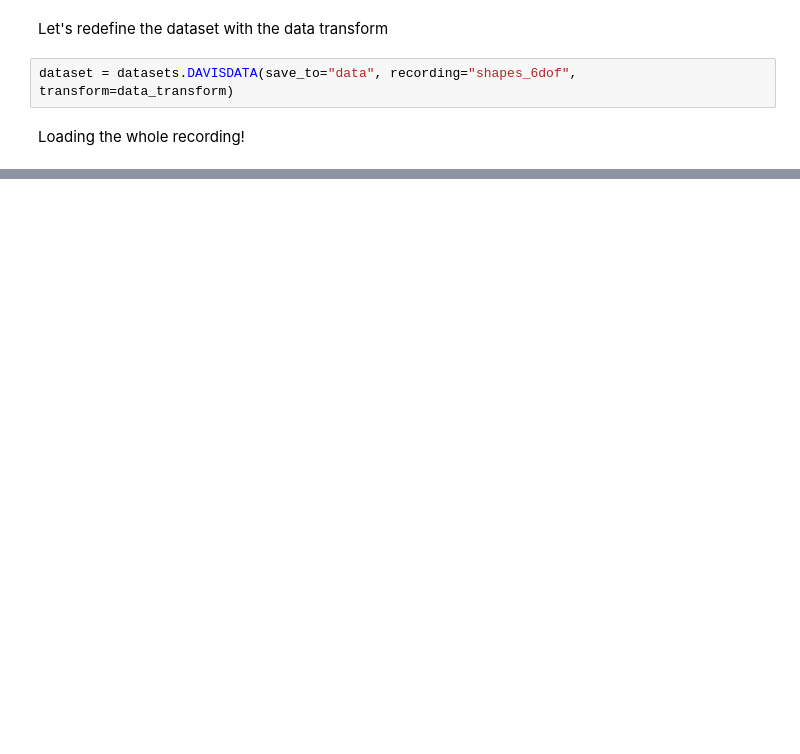
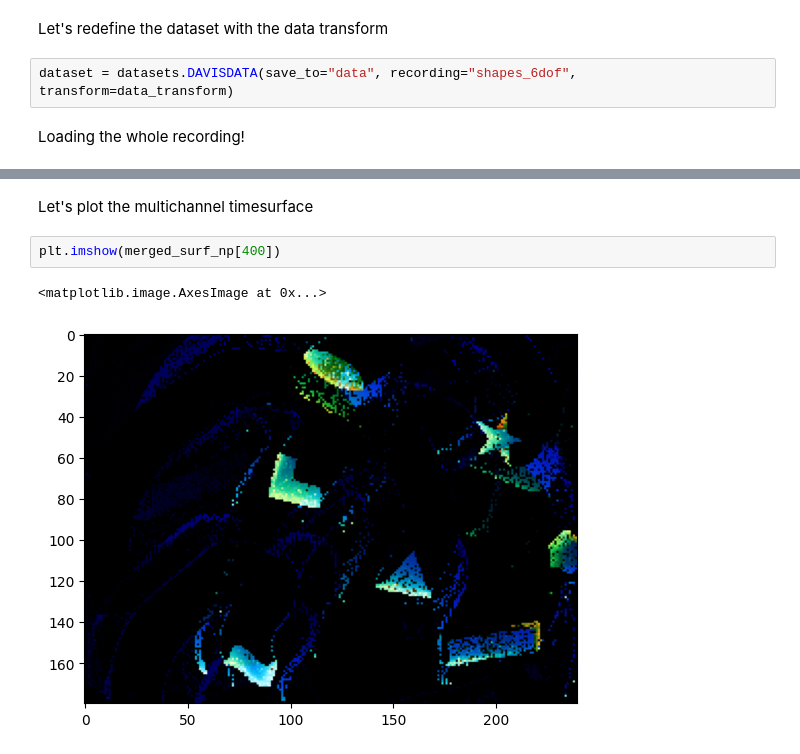
Before and after one commit to neuromorphs/event-diffusers, a Jupyter notebook: davis-data.ipynb, the cells around one changed output, grey strips where cells are left out. Drawn from its saved outputs; the diff is of its cells as text; blank space fills up the shorter version.

```diff
--- a/davis-data.ipynb
+++ b/davis-data.ipynb
@@ -36,0 +61,7 @@ plt.imshow(surfs[100, 0, :, :])
+# %% [markdown]
+Let's plot the multichannel timesurface
+# %%
+plt.imshow(merged_surf_np[400])
+# %% [output]
+<matplotlib.image.AxesImage at 0x...>
+[figure, added]
```
Also changed, not shown: parts of 8 cells of this notebook.
